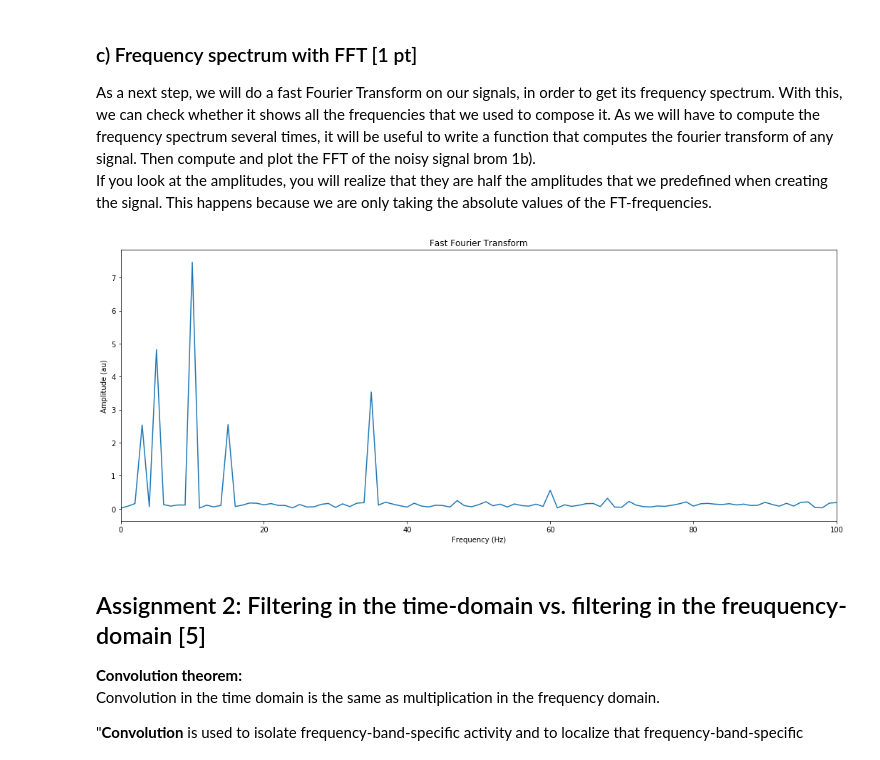
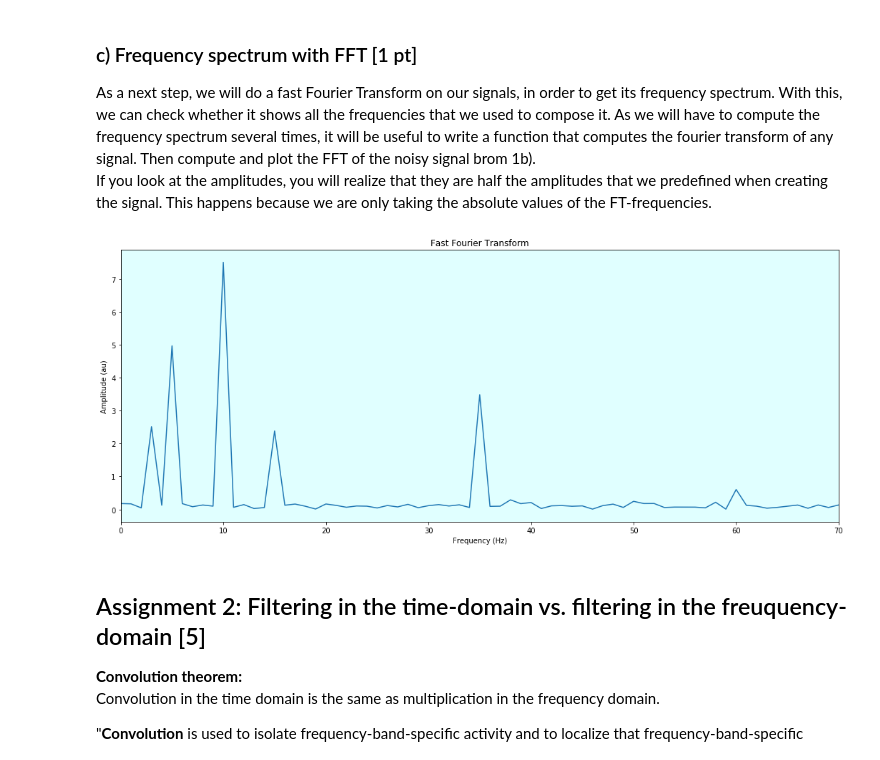
Before and after one commit to NBP-ACC/week-8-updated-acc_01, a Jupyter notebook: Sheet06.ipynb, the cells around one changed output. Saved outputs shown, nothing was run; the diff lists cells and outputs as text; code cells hidden in the pictures.

```diff
--- a/Sheet06.ipynb
+++ b/Sheet06.ipynb
@@ -19,6 +19,9 @@ import numpy as np
 import random
 import scipy
 from scipy import signal
+
+# set the default back- and foreground color for all the plots
+plt.rcParams['axes.facecolor'] = 'lightcyan'
 # %% [markdown]
 ## Assignment 0: Peer review for sheet 01 [3 pts]
 # %% [markdown]
@@ -134,18 +137,18 @@ def getFT(sig):
 # %%
 # compute FFT of the noisy signal
 xf, yf = getFT(sig_noisy)
 
 # set the figure sizes and the labels
 plt.figure(figsize=(18,7))
 plt.title('Fast Fourier Transform')
-plt.xlim(0,100)
+plt.xlim(0,70)
 plt.xlabel('Frequency (Hz)')
 plt.ylabel('Amplitude (au)')
 
 # plot the fft
 plt.plot(xf, yf);
 # %% [output]
-[figure, old version]
+[figure, new version]
 # %% [markdown]
 ## Assignment 2: Filtering in the time-domain vs. filtering in the freuquency-domain [5]
 **Convolution theorem:**
```
Also changed, not shown: parts of 16 cells of this notebook.
